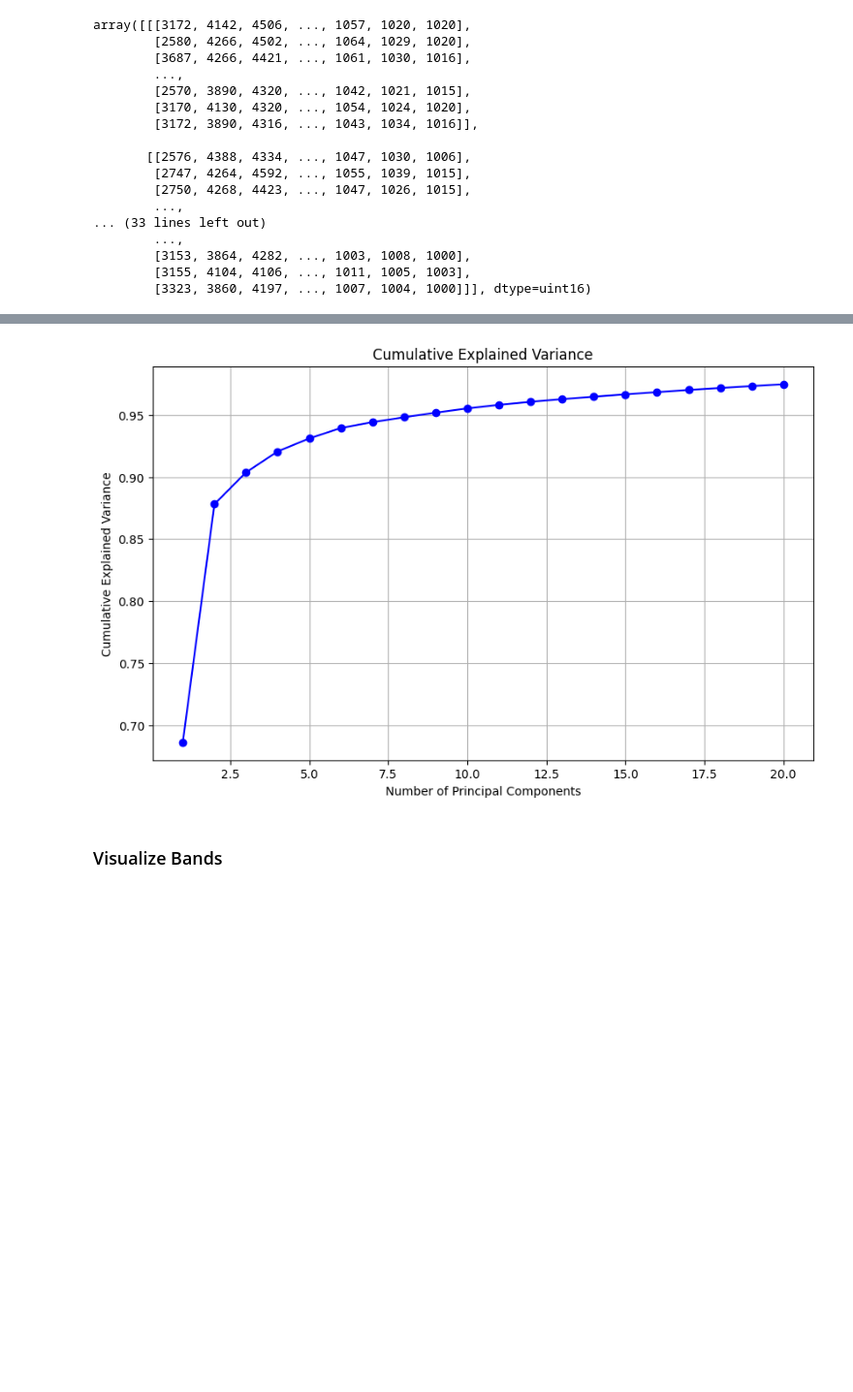
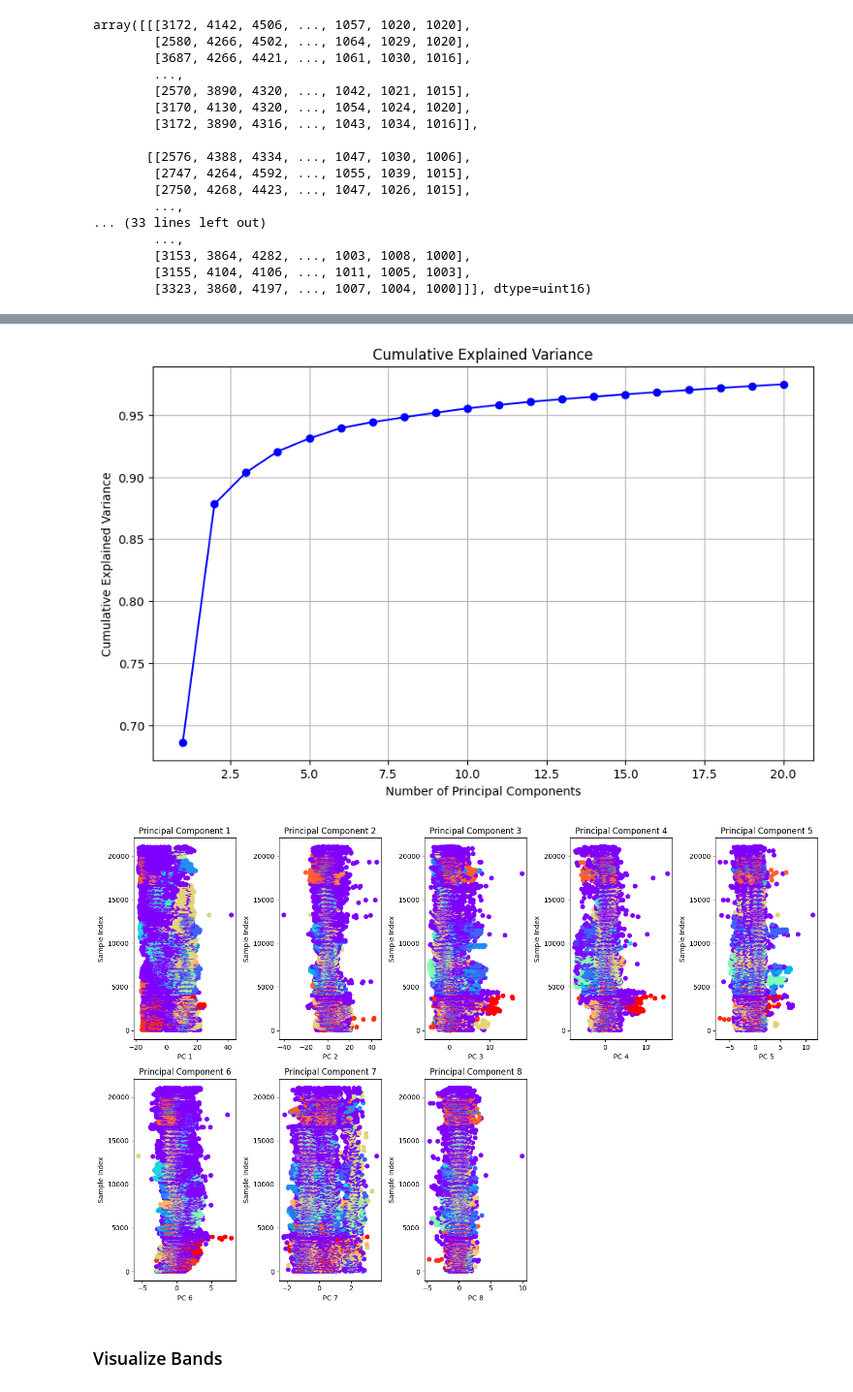
Before and after one commit to VanuatuN/MM, a Jupyter notebook: Indian_pines_class_ed.ipynb, the cells around one changed output, grey strips where cells are left out. Shown at 97% size. Saved outputs shown, nothing was run; the diff lists cells and outputs as text; code cells hidden in the pictures; blank space fills up the shorter version.

Commit message:
indian_pines_class_ed.ipynb contains edward's Jupyter Notebook for the project -

```diff
--- a/Indian_pines_class_ed.ipynb
+++ b/Indian_pines_class_ed.ipynb
@@ -27,8 +27,8 @@ Data_satellite  Indian_pines_classification.ipynb  README.md
 from scipy.io import loadmat
 
 def read_HSI():
-  X = loadmat('Data_satellite/Indian_pines_corrected.mat')['indian_pines_corrected']
-  y = loadmat('Data_satellite/Indian_pines_gt.mat')['indian_pines_gt']
+  X = loadmat('./data/Indian_pines_corrected.mat')['indian_pines_corrected']
+  y = loadmat('./data/Indian_pines_gt.mat')['indian_pines_gt']
   print(f"X shape: {X.shape}\ny shape: {y.shape}")
   return X, y
 
@@ -70,7 +70,7 @@ def f_PCA(X, n_components=200):
     # Standardize the data
     scaler = StandardScaler()
     X_std = scaler.fit_transform(X_reshaped)
-
+    print(X_std)
     # Apply PCA
     pca = PCA(n_components=n_components)
     X_pca = pca.fit_transform(X_std)
@@ -109,17 +109,17 @@ def f_PCA(X, n_components=200):
 X_pca = f_PCA(X, n_components=20)
 
 
-# # Visualize n pcs
-# # flatten the X_pca matrix
-# n_components=2
-# plt.figure(figsize=(15, 10))
-# for i in range(n_components):
-#     plt.subplot(2, 5, i + 1)
-#     plt.scatter(X_pca[:, i], range(len(X_pca)), c=y.flatten(), cmap='rainbow')
-#     plt.title(f'Principal Component {i + 1}')
-#     plt.xlabel(f'PC {i + 1}')
-#     plt.ylabel('Sample Index')
+# Visualize n pcs
+# flatten the X_pca matrix
+n_components=8
+plt.figure(figsize=(15, 10))
+for i in range(n_components):
+    plt.subplot(2, 5, i + 1)
+    plt.scatter(X_pca[:, i], range(len(X_pca)), c=y.flatten(), cmap='rainbow')
+    plt.title(f'Principal Component {i + 1}')
+    plt.xlabel(f'PC {i + 1}')
+    plt.ylabel('Sample Index')
 
-# plt.tight_layout()
-# plt.show()
+plt.tight_layout()
+plt.show()
 # %% [output]
@@ -148,4 +161,5 @@ PC20: 0.9747596402177452
 [figure]
+[figure, added]
 # %% [markdown]
 ### Visualize Bands
 # %%
```
Also changed, not shown: parts of 3 cells of this notebook, 1 other file.
